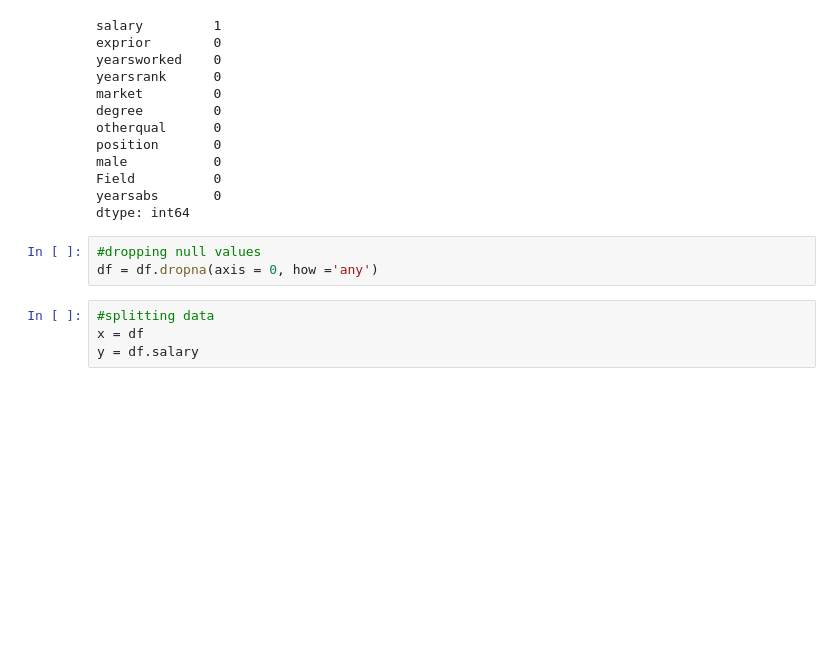
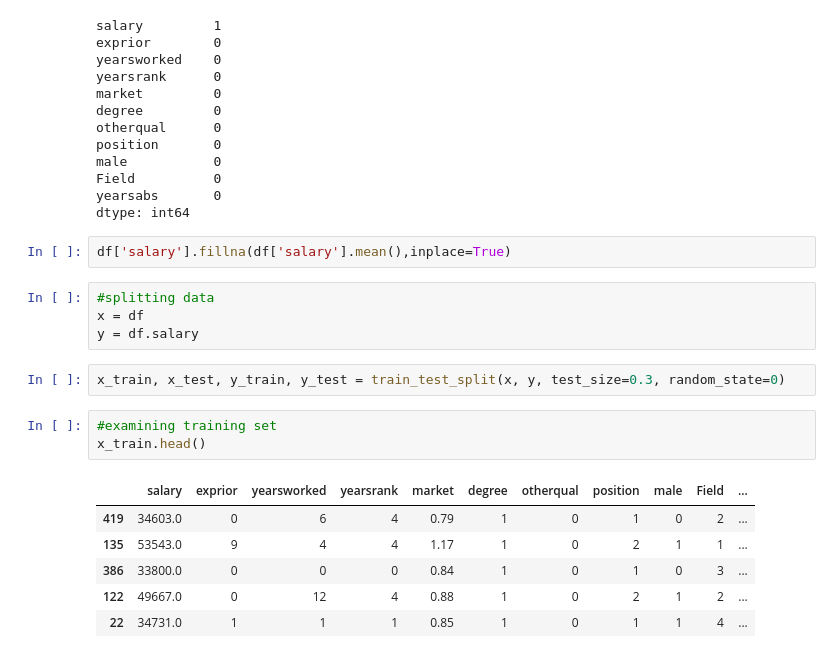
Before and after one commit to Sibusiso1995/Linear-Regression, a Jupyter notebook: linear_regression.ipynb, the cells around one changed output. Cells and saved outputs as stored; diff of their text form; blank space fills up the shorter version.

```diff
--- a/linear_regression.ipynb
+++ b/linear_regression.ipynb
@@ -42,10 +52,21 @@ male           0
 Field          0
 yearsabs       0
 dtype: int64
-# %%
-#dropping null values
-df = df.dropna(axis = 0, how ='any')
+# %%
+df['salary'].fillna(df['salary'].mean(),inplace=True)
 # %%
 #splitting data
 x = df
 y = df.salary
+# %%
+x_train, x_test, y_train, y_test = train_test_split(x, y, test_size=0.3, random_state=0)
+# %%
+#examining training set
+x_train.head()
+# %% [output]
+|  | salary | exprior | yearsworked | yearsrank | market | degree | otherqual | position | male | Field | ... |
+| 419 | 34603.0 | 0 | 6 | 4 | 0.79 | 1 | 0 | 1 | 0 | 2 | ... |
+| 135 | 53543.0 | 9 | 4 | 4 | 1.17 | 1 | 0 | 2 | 1 | 1 | ... |
+| 386 | 33800.0 | 0 | 0 | 0 | 0.84 | 1 | 0 | 1 | 0 | 3 | ... |
+| 122 | 49667.0 | 0 | 12 | 4 | 0.88 | 1 | 0 | 2 | 1 | 2 | ... |
+| 22 | 34731.0 | 1 | 1 | 1 | 0.85 | 1 | 0 | 1 | 1 | 4 | ... |
```
Also changed, not shown: parts of 8 cells of this notebook.
